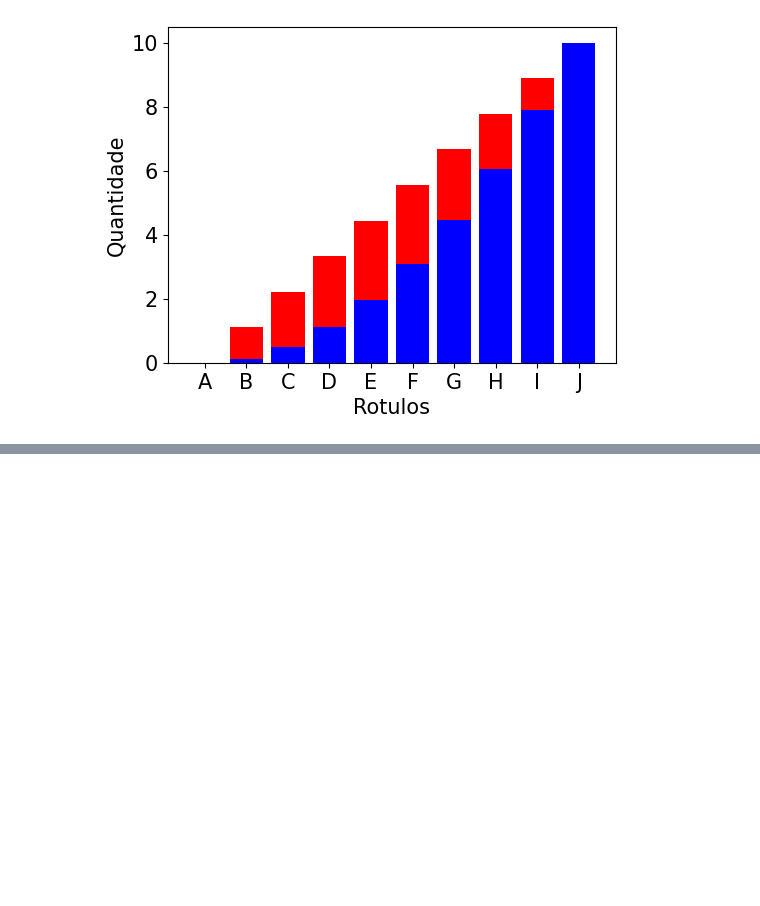
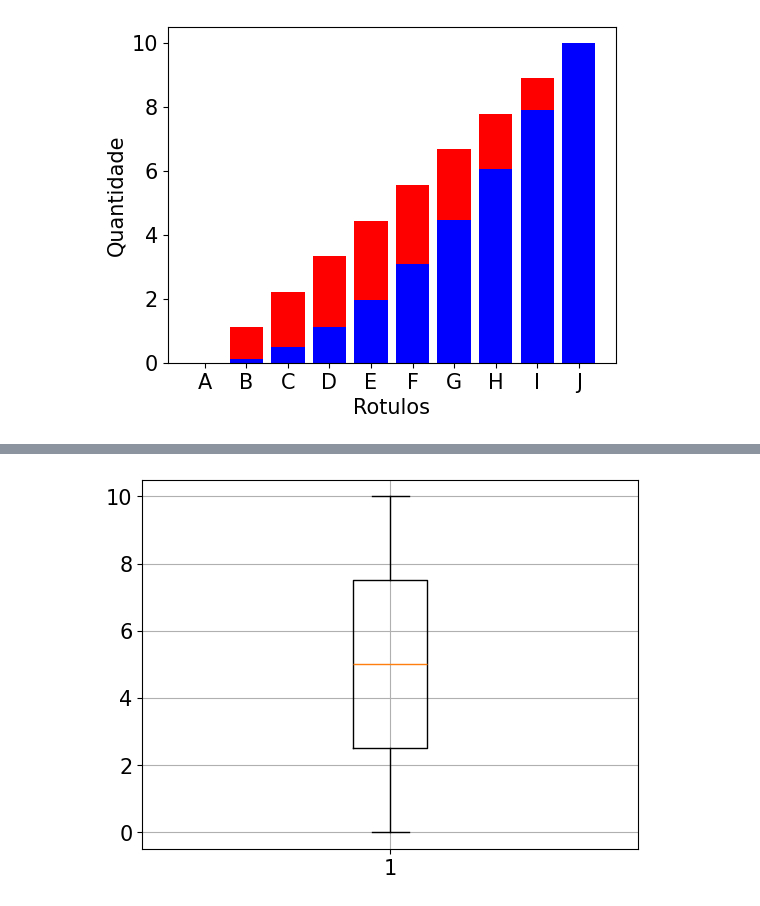
Before and after one commit to danielvieira95/Inteligencia_Artificial_2025, a Jupyter notebook: Turma-B/Aulas03e04/codigo.ipynb, the cells around one changed output, grey strips where cells are left out. Drawn from its saved outputs; the diff is of its cells as text; code cells hidden in the pictures; blank space fills up the shorter version.

```diff
--- a/Turma-B/Aulas03e04/codigo.ipynb
+++ b/Turma-B/Aulas03e04/codigo.ipynb
@@ -96,0 +102,6 @@ Figura
+# %%
+plt.boxplot(Dados_x) # Plota o boxplot
+plt.grid ()# ativa a grade do grafico
+plt.show()
+# %% [output]
+[figure, added]
```
Also changed, not shown: parts of 1 cell of this notebook.
